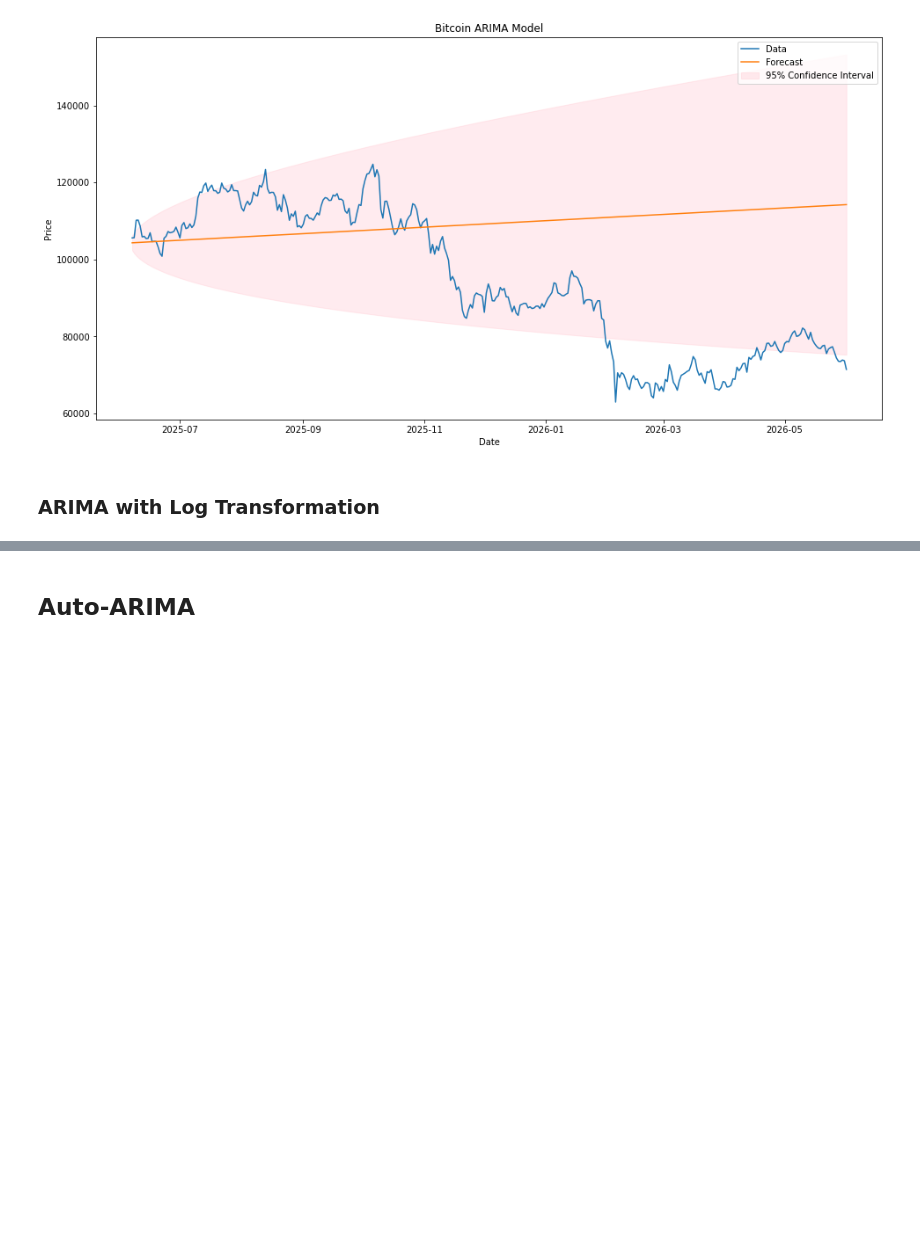
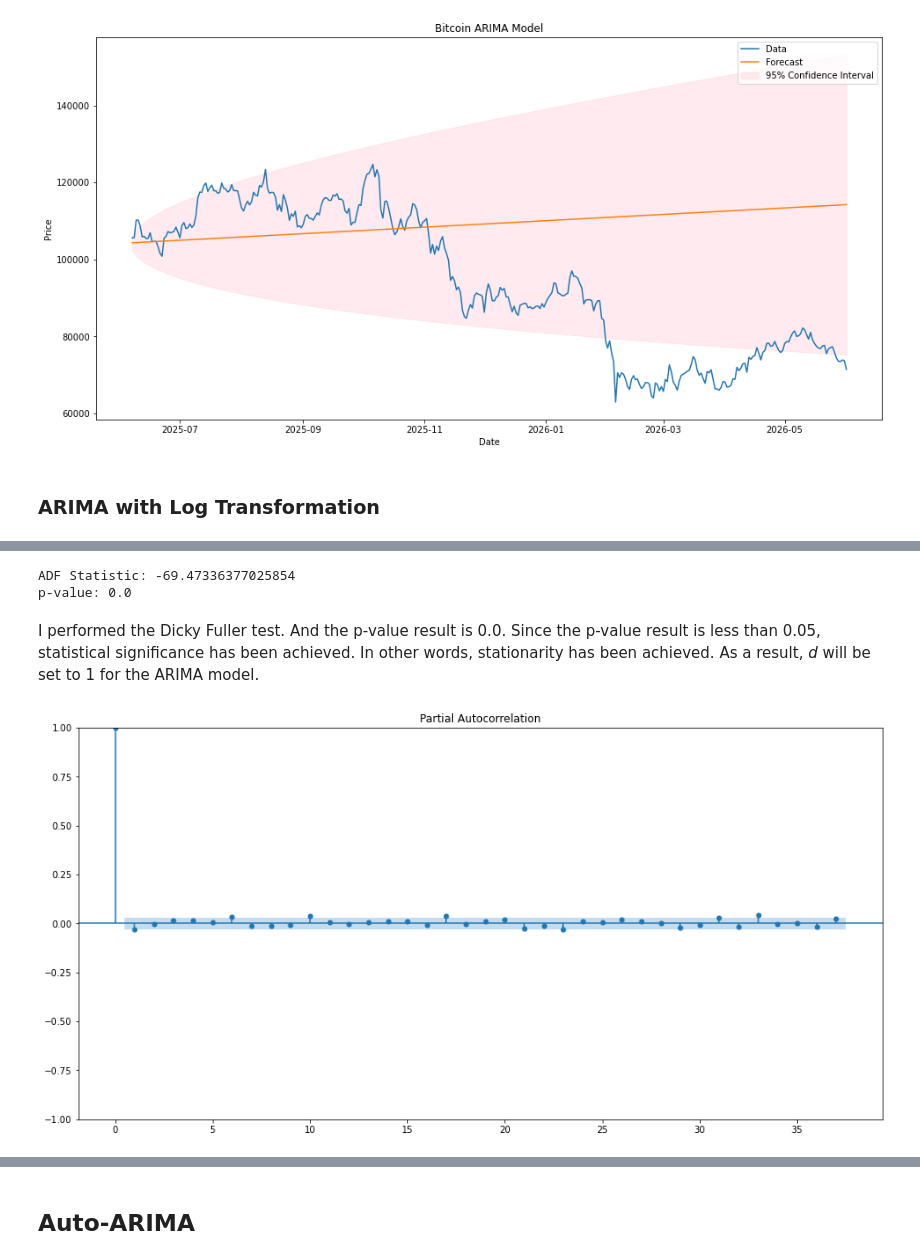
Before and after one commit to keithotuomagie/bitcoin_ts, a Jupyter notebook: notebook.ipynb, the cells around one changed output, grey strips where cells are left out. Saved outputs shown, nothing was run; the diff lists cells and outputs as text; code cells hidden in the pictures; blank space fills up the shorter version.

```diff
--- a/notebook.ipynb
+++ b/notebook.ipynb
@@ -1216,0 +1281,4 @@ plot_model_w_conf_int(bitcoin_arima_test, prediction_result_arima_bitcoin_arima,
+# %%
+# Applying first-order differencing to the 'Price' column
+
+bitcoin_arima_log_diff['Price'] = bitcoin_arima_log_diff['Price'].diff()
@@ -1216,0 +1297,4 @@ plot_model_w_conf_int(bitcoin_arima_test, prediction_result_arima_bitcoin_arima,
+# %%
+# Drop the rows with no data in the 'Price' column
+
+bitcoin_arima_log_diff.dropna(inplace=True)
@@ -1216,0 +1313,20 @@ plot_model_w_conf_int(bitcoin_arima_test, prediction_result_arima_bitcoin_arima,
+# %%
+# Performing a Dicky Fuller test to determine whether or not the 'bitcoin_arima_log_dff' dataframe has stationarity
+
+bitcoin_arima_log_diff_adf_result = adfuller(bitcoin_arima_log_diff)
+
+print("ADF Statistic:", bitcoin_arima_log_diff_adf_result[0])
+print("p-value:", bitcoin_arima_log_diff_adf_result[1])
+# %% [output]
+ADF Statistic: -69.47336377025854
+p-value: 0.0
+# %% [markdown]
+I performed the Dicky Fuller test.  And the p-value result is 0.0.  Since the p-value result is less than 0.05, statistical significance has been achieved.  In other words, stationarity has been achieved.  As a result, *d* will be set to 1 for the ARIMA model.
+# %%
+# Utilizing Partial Autocorrelation Function (PACF) plot to find 'p'
+
+fig, ax = plt.subplots(figsize=(16, 8))
+
+plot_pacf(bitcoin_arima_log_diff['Price'], ax=ax);
+# %% [output]
+[figure, added]
```
Also changed, not shown: parts of 20 cells of this notebook.
